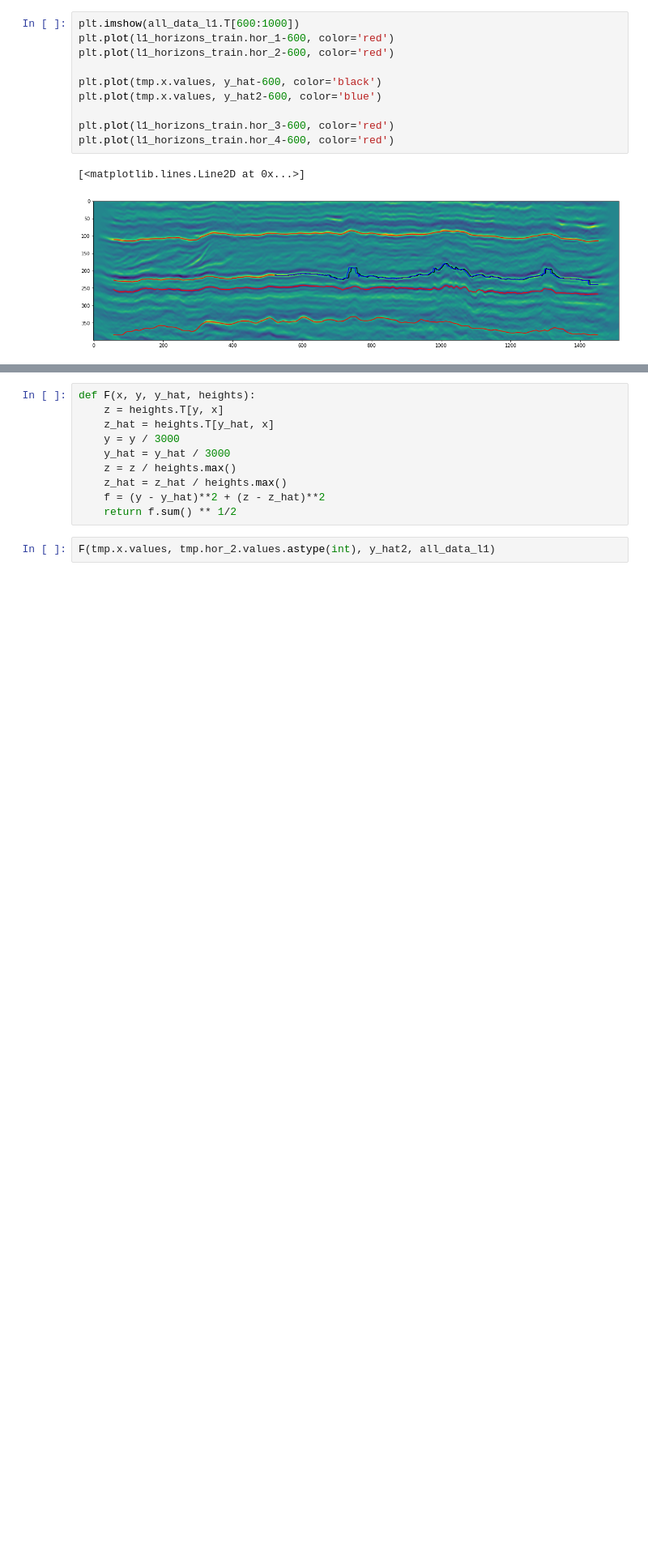
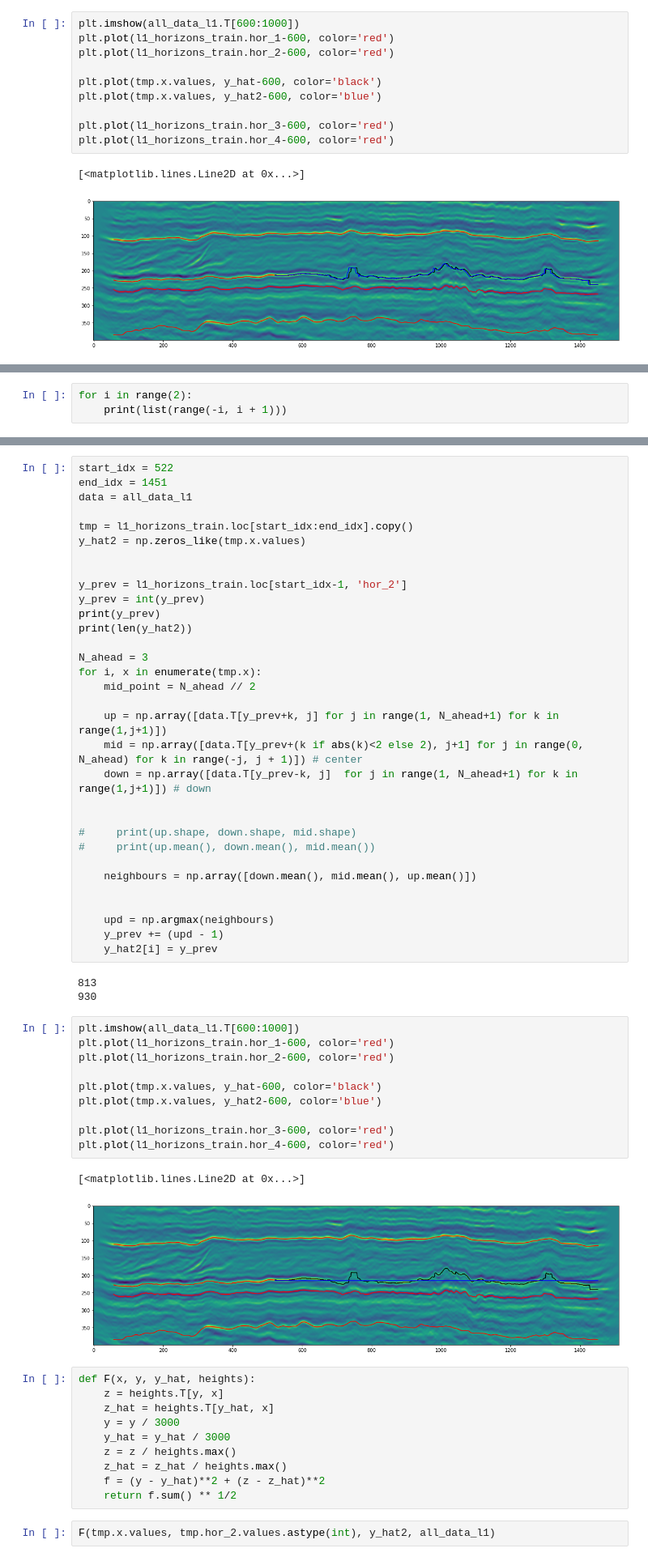
Before and after one commit to adelkaiarullin/shortest-path, a Jupyter notebook: emperical_solution.ipynb, the cells around one changed output, grey strips where cells are left out. Shown at 81% size. Saved outputs shown, nothing was run; the diff lists cells and outputs as text; blank space fills up the shorter version.

```diff
--- a/emperical_solution.ipynb
+++ b/emperical_solution.ipynb
@@ -254,0 +265,3 @@ plt.plot(l1_horizons_train.hor_4-600, color='red')
+# %%
+for i in range(2):
+    print(list(range(-i, i + 1)))
@@ -255,3 +279,51 @@ plt.plot(l1_horizons_train.hor_4-600, color='red')
+# %%
+start_idx = 522
+end_idx = 1451
+data = all_data_l1
+
+tmp = l1_horizons_train.loc[start_idx:end_idx].copy()
+y_hat2 = np.zeros_like(tmp.x.values)
+
+
+y_prev = l1_horizons_train.loc[start_idx-1, 'hor_2']
+y_prev = int(y_prev)
+print(y_prev)
+print(len(y_hat2))
+
+N_ahead = 3
+for i, x in enumerate(tmp.x):
+    mid_point = N_ahead // 2
+
+    up = np.array([data.T[y_prev+k, j] for j in range(1, N_ahead+1) for k in range(1,j+1)])
+    mid = np.array([data.T[y_prev+(k if abs(k)<2 else 2), j+1] for j in range(0, N_ahead) for k in range(-j, j + 1)]) # center
+    down = np.array([data.T[y_prev-k, j]  for j in range(1, N_ahead+1) for k in range(1,j+1)]) # down
+
+
+#     print(up.shape, down.shape, mid.shape)
+#     print(up.mean(), down.mean(), mid.mean())
+
+    neighbours = np.array([down.mean(), mid.mean(), up.mean()])
+
+
+    upd = np.argmax(neighbours)
+    y_prev += (upd - 1)
+    y_hat2[i] = y_prev
+# %% [output]
+813
+930
+# %%
+plt.imshow(all_data_l1.T[600:1000])
+plt.plot(l1_horizons_train.hor_1-600, color='red')
+plt.plot(l1_horizons_train.hor_2-600, color='red')
+
+plt.plot(tmp.x.values, y_hat-600, color='black')
+plt.plot(tmp.x.values, y_hat2-600, color='blue')
+
+plt.plot(l1_horizons_train.hor_3-600, color='red')
+plt.plot(l1_horizons_train.hor_4-600, color='red')
+# %% [output]
+[<matplotlib.lines.Line2D at 0x...>]
+[figure, added]
 # %%
 def F(x, y, y_hat, heights):
     z = heights.T[y, x]
```
Also changed, not shown: parts of 5 cells of this notebook, 2 other files.
